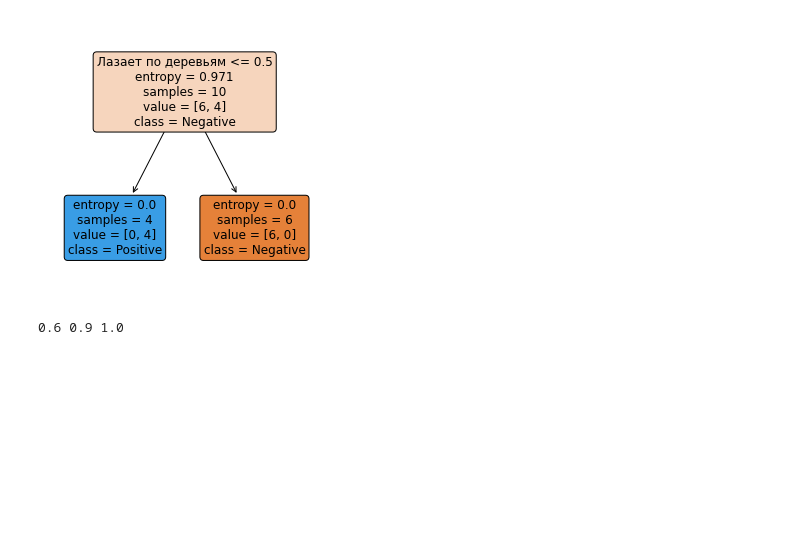
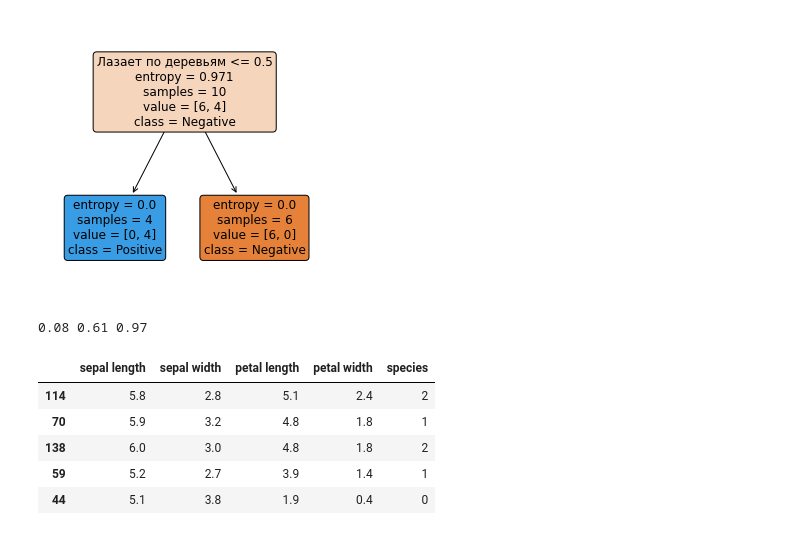
Before and after one commit to vavilovnv/Data-analysis, a Jupyter notebook: Intro to DS and ML/DecisionTrees.ipynb, the cells around one changed output. Saved outputs shown, nothing was run; the diff lists cells and outputs as text; code cells hidden in the pictures; blank space fills up the shorter version.

```diff
--- a/Intro to DS and ML/DecisionTrees.ipynb
+++ b/Intro to DS and ML/DecisionTrees.ipynb
@@ -101,12 +105,30 @@ for i in [['Шерстист'], ['Гавкает'], ['Лазает по дере
 [figure]
 [figure]
 [figure]
-# %%
-for i in [['Шерстист'], ['Гавкает'], ['Лазает по деревьям']]:
-    clf = tree.DecisionTreeClassifier(criterion = 'entropy')
-    X = df[i]
-    y = df[['Вид']]
-    clf.fit(X, y)
-    print(clf.score(X, y), end=' ')
-# %% [output]
-0.6 0.9 1.0
+# %%
+print(round(0.97 - 1/10 * 0 - 9/10 * 0.99, 2), round(0.97 - 5/10 * 0 - 5/10 * 0.72, 2), round(0.97 - 4/10 * 0 - 6/10 * 0, 2))
+# %% [output]
+0.08 0.61 0.97
+# %%
+# https://stepik.org/lesson/209691/step/12?unit=183195
+
+# Скачайте тренировочный датасэт с ирисами, обучите деревья с глубиной от 1 до 100. Целевой переменной при обучении является
+# переменная species. При этом записывайте его скор (DecisionTreeClassifier.score()) на тренировочных данных, и аккуратность
+# предсказаний (accuracy_score) на тестовом датасэте. Затем визуализируйте зависимость скора и аккуратности предсказаний от
+# глубины дерева и выберите правильную визуализацию из предложенных.
+# Важно: задайте random seed прямо перед созданием дерева или укажите его в параметрах дерева (random_state=rs)
+# np.random.seed(0)
+# my_awesome_tree = DecisionTreeClassifier(...)
+# или
+# my_awesome_tree = DecisionTreeClassifier(random_state=0, ...)
+
+train_df = pd.read_csv('https://stepik.org/media/attachments/course/4852/train_iris.csv', index_col=0)
+test_df = pd.read_csv('https://stepik.org/media/attachments/course/4852/test_iris.csv', index_col=0)
+test_df.head()
+# %% [output]
+|  | sepal length | sepal width | petal length | petal width | species |
+| 114 | 5.8 | 2.8 | 5.1 | 2.4 | 2 |
+| 70 | 5.9 | 3.2 | 4.8 | 1.8 | 1 |
+| 138 | 6.0 | 3.0 | 4.8 | 1.8 | 2 |
+| 59 | 5.2 | 2.7 | 3.9 | 1.4 | 1 |
+| 44 | 5.1 | 3.8 | 1.9 | 0.4 | 0 |
```
Also changed, not shown: parts of 8 cells of this notebook.
